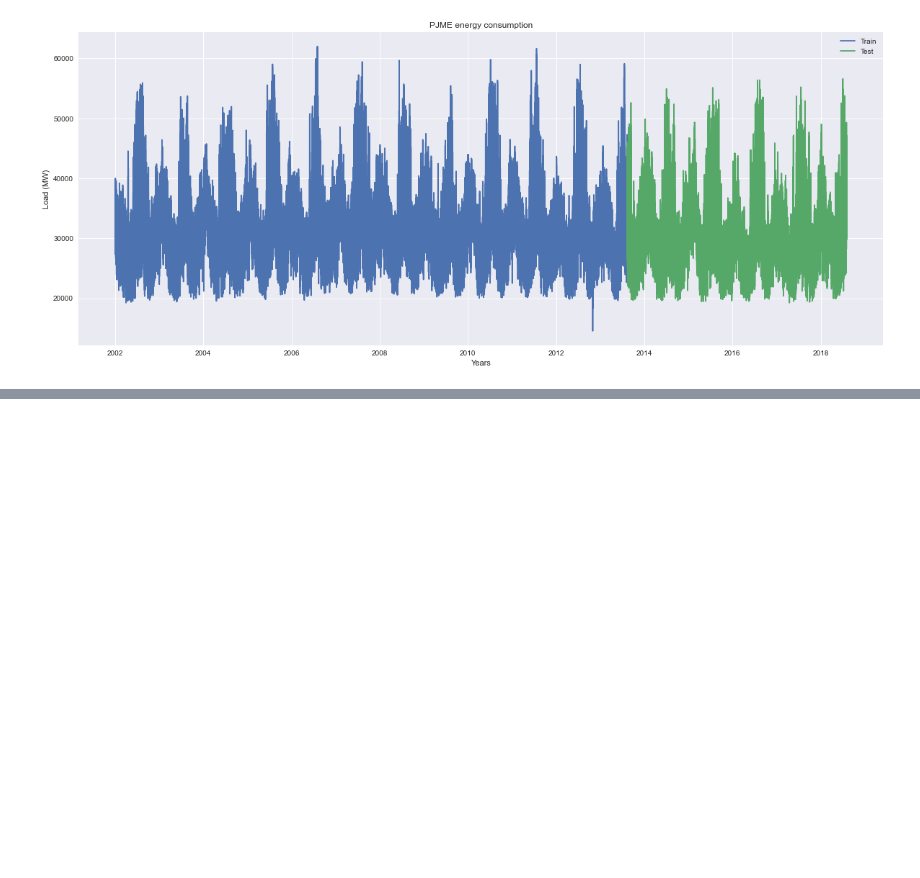
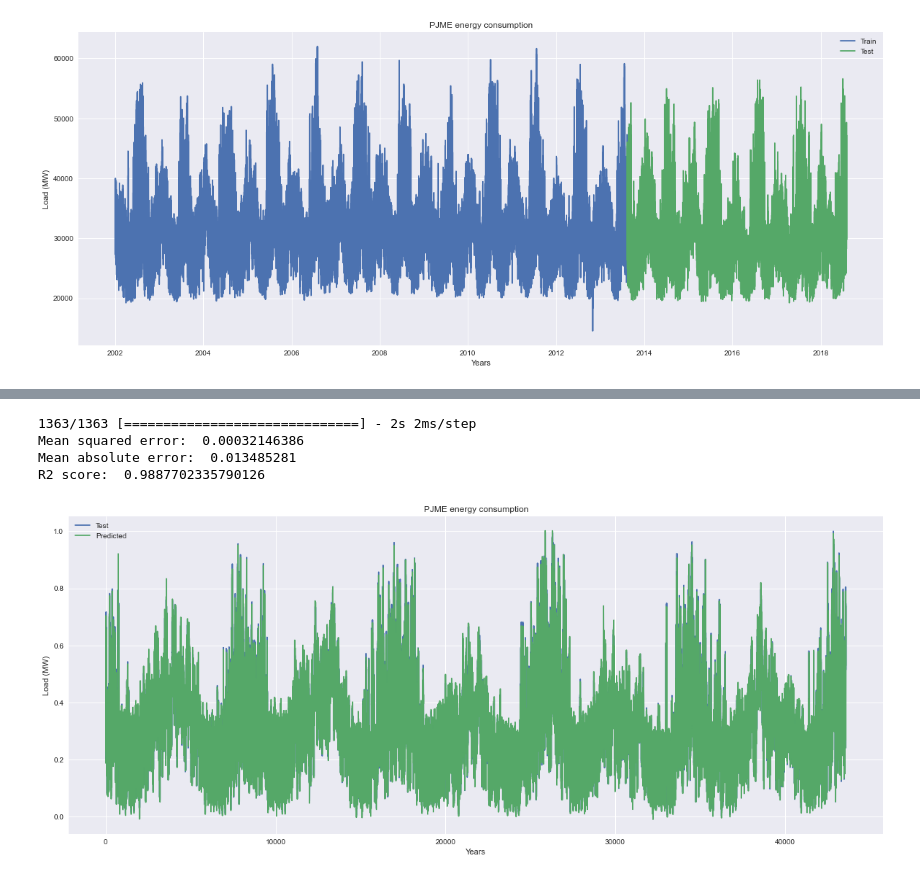
Before and after one commit to raid-teyar/EneregyConsumption, a Jupyter notebook: energy_consumption.ipynb, the cells around one changed output, grey strips where cells are left out. Cells and saved outputs as stored; diff of their text form; code cells hidden in the pictures; blank space fills up the shorter version.

```diff
--- a/energy_consumption.ipynb
+++ b/energy_consumption.ipynb
@@ -298 +370,29 @@ plt.show()
+# %%
+from sklearn.metrics import mean_squared_error, mean_absolute_error, r2_score
+
+
+# evaluating the model score
+y_pred = best_model.predict(x_test)
+print('Mean squared error: ', mean_squared_error(y_test, y_pred))
+print('Mean absolute error: ', mean_absolute_error(y_test, y_pred))
+print('R2 score: ', r2_score(y_test, y_pred))
+# %% [output]
+1363/1363 [==============================] - 2s 2ms/step
+Mean squared error:  0.00032146386
+Mean absolute error:  0.013485281
+R2 score:  0.9887702335790126
+# %%
+# plotting the predicted values
+plt.figure(figsize=(20, 8))
+plt.plot(y_test, label='Test')
+plt.plot(y_pred, label='Predicted')
+plt.xlabel('Years')
+plt.ylabel('Load (MW)')
+plt.title('PJME energy consumption')
+plt.legend()
+plt.show()
+
+# we see that the predictions are almost the same as real values
+# %% [output]
+[figure, added]
 # %%
```
Also changed, not shown: parts of 20 cells of this notebook, 1 other file.
